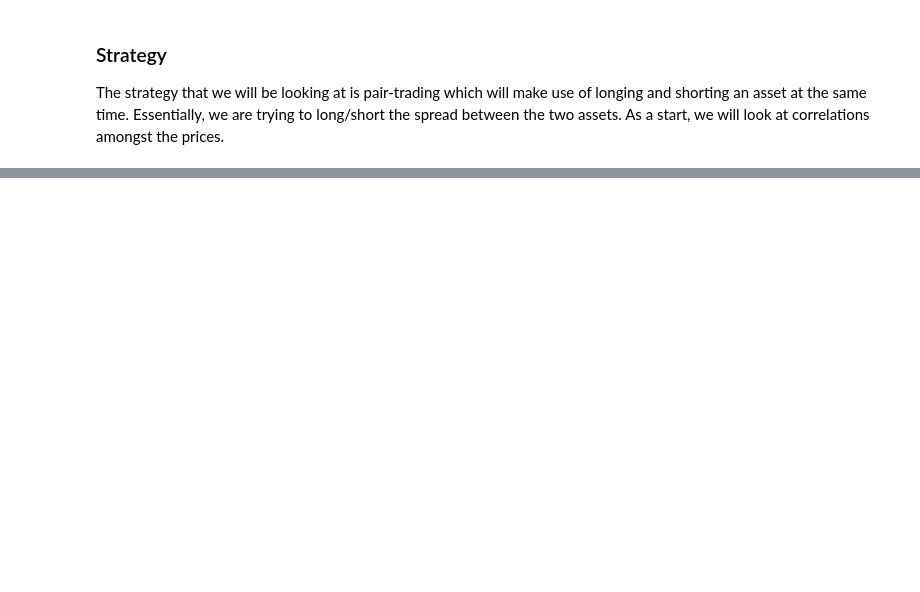
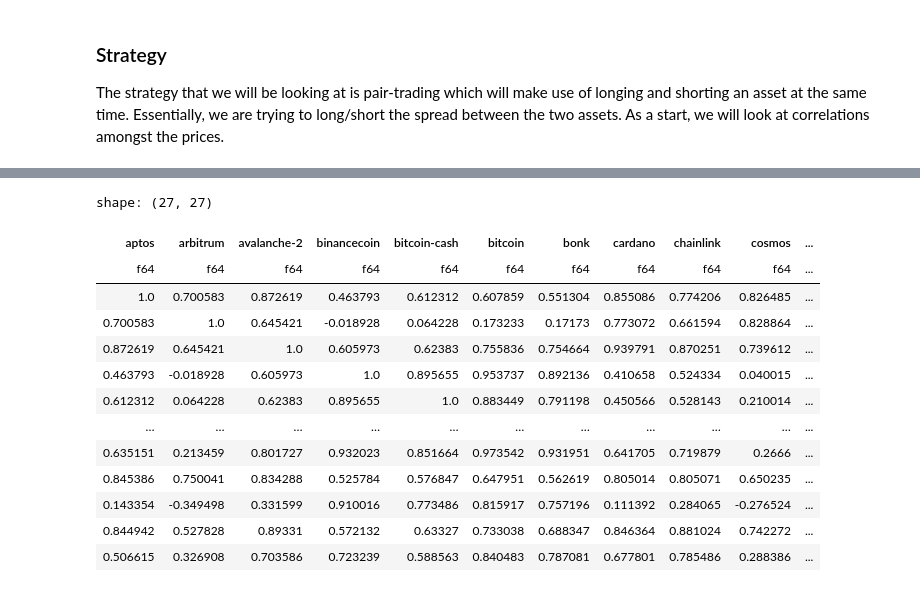
Before and after one commit to voskart/backtesting, a Jupyter notebook: mean_reversion.ipynb, the cells around one changed output, grey strips where cells are left out. Drawn from its saved outputs; the diff is of its cells as text; code cells hidden in the pictures; blank space fills up the shorter version.

```diff
--- a/mean_reversion.ipynb
+++ b/mean_reversion.ipynb
@@ -76,0 +98,18 @@ ComputeError: found multiple elements in the same group, please specify an aggre
+# %%
+# pairwise correlations
+df_prices_pivot.drop('timestamp').corr()
+# %% [output]
+shape: (27, 27)
+| aptos | arbitrum | avalanche-2 | binancecoin | bitcoin-cash | bitcoin | bonk | cardano | chainlink | cosmos | ... |
+| f64 | f64 | f64 | f64 | f64 | f64 | f64 | f64 | f64 | f64 | ... |
+| 1.0 | 0.700583 | 0.872619 | 0.463793 | 0.612312 | 0.607859 | 0.551304 | 0.855086 | 0.774206 | 0.826485 | ... |
+| 0.700583 | 1.0 | 0.645421 | -0.018928 | 0.064228 | 0.173233 | 0.17173 | 0.773072 | 0.661594 | 0.828864 | ... |
+| 0.872619 | 0.645421 | 1.0 | 0.605973 | 0.62383 | 0.755836 | 0.754664 | 0.939791 | 0.870251 | 0.739612 | ... |
+| 0.463793 | -0.018928 | 0.605973 | 1.0 | 0.895655 | 0.953737 | 0.892136 | 0.410658 | 0.524334 | 0.040015 | ... |
+| 0.612312 | 0.064228 | 0.62383 | 0.895655 | 1.0 | 0.883449 | 0.791198 | 0.450566 | 0.528143 | 0.210014 | ... |
+| … | … | … | … | … | … | … | … | … | … | ... |
+| 0.635151 | 0.213459 | 0.801727 | 0.932023 | 0.851664 | 0.973542 | 0.931951 | 0.641705 | 0.719879 | 0.2666 | ... |
+| 0.845386 | 0.750041 | 0.834288 | 0.525784 | 0.576847 | 0.647951 | 0.562619 | 0.805014 | 0.805071 | 0.650235 | ... |
+| 0.143354 | -0.349498 | 0.331599 | 0.910016 | 0.773486 | 0.815917 | 0.757196 | 0.111392 | 0.284065 | -0.276524 | ... |
+| 0.844942 | 0.527828 | 0.89331 | 0.572132 | 0.63327 | 0.733038 | 0.688347 | 0.846364 | 0.881024 | 0.742272 | ... |
+| 0.506615 | 0.326908 | 0.703586 | 0.723239 | 0.588563 | 0.840483 | 0.787081 | 0.677801 | 0.785486 | 0.288386 | ... |
```
Also changed, not shown: parts of 4 cells of this notebook.
